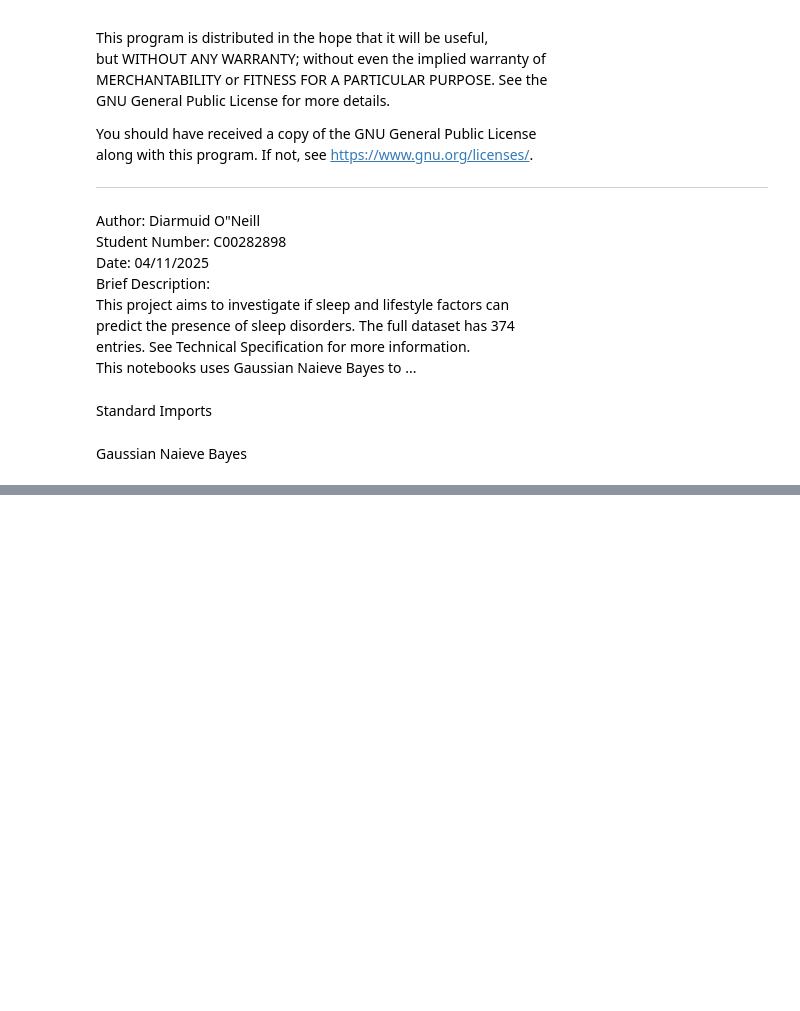
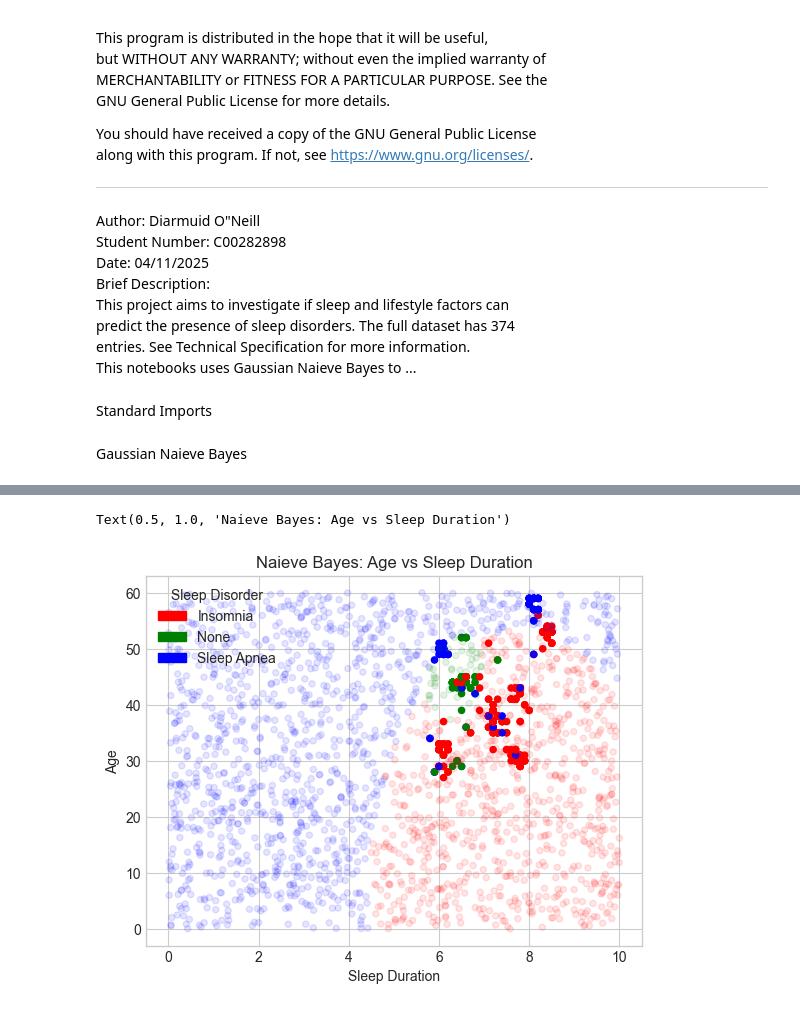
Before and after one commit to Revolution825/Data-Science-Project, a Jupyter notebook: NaieveBayes.ipynb, the cells around one changed output, grey strips where cells are left out. Drawn from its saved outputs; the diff is of its cells as text; code cells hidden in the pictures; blank space fills up the shorter version.

```diff
--- a/NaieveBayes.ipynb
+++ b/NaieveBayes.ipynb
@@ -82,0 +148,34 @@ From looking at this graph we can see that sleep apnea appears across a wide ran
+# %%
+sleepDuration = dataset["Sleep Duration"].values
+age = dataset["Age"].values
+coords = np.column_stack((sleepDuration, age))
+
+le = LabelEncoder()
+labels = le.fit_transform(dataset["Sleep Disorder"])
+
+model = GaussianNB()
+model.fit(coords, labels)
+
+rng = np.random.RandomState(0)
+Xnew = [0,0] + [10,60] * rng.rand(2000, 2)
+ynew = model.predict(Xnew)
+
+colour_map = {0: 'green', 1: 'red', 2: 'blue'}
+colours = [colour_map[label] for label in labels]
+ynew_colours = [colour_map[label] for label in ynew]
+
+plt.scatter(coords[:, 0], coords[:, 1], c=colours, s=20)
+lim = plt.axis()
+plt.scatter(Xnew[:, 0], Xnew[:, 1], c=ynew_colours, s=20, alpha=0.1)
+patches = [
+    mp.Patch(color='red', label='Insomnia'),
+    mp.Patch(color='green', label='No'),
+    mp.Patch(color='blue', label='Sleep Apnea')
+]
+plt.legend(handles=patches, title='Sleep Disorder')
+plt.xlabel("Sleep Duration")
+plt.ylabel("Age")
+plt.title("Naieve Bayes: Age vs Sleep Duration")
+# %% [output]
+Text(0.5, 1.0, 'Naieve Bayes: Age vs Sleep Duration')
+[figure, added]
```
Also changed, not shown: parts of 8 cells of this notebook, 1 other file.
